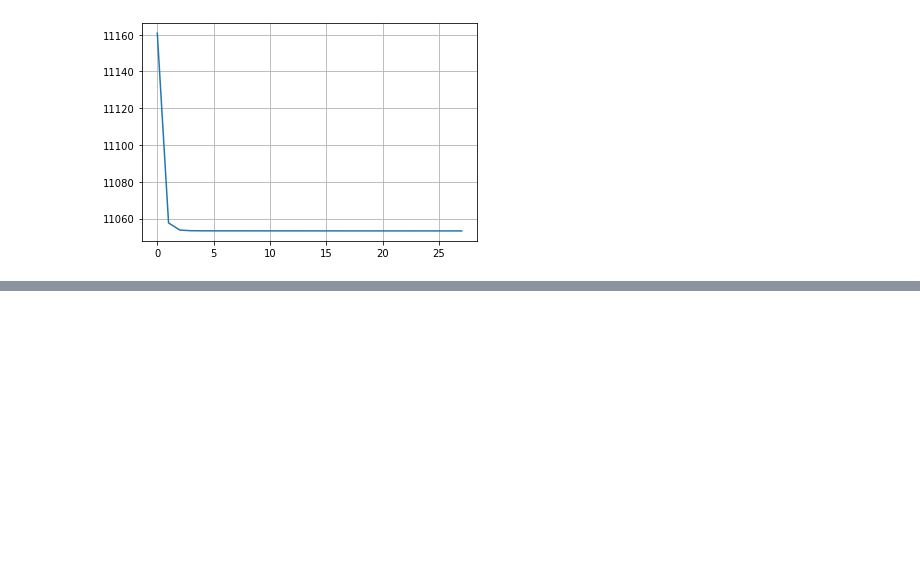
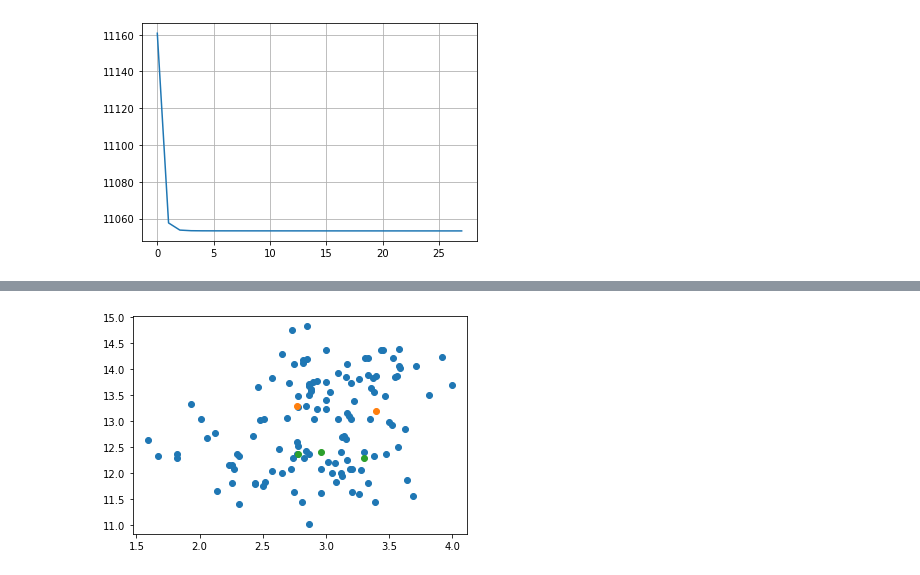
Before and after one commit to PashaIanko/Semi-Supervised-Labelling, a Jupyter notebook: main_notebook.ipynb, the cells around one changed output, grey strips where cells are left out. Cells and saved outputs as stored; diff of their text form; code cells hidden in the pictures; blank space fills up the shorter version.

```diff
--- a/main_notebook.ipynb
+++ b/main_notebook.ipynb
@@ -499,0 +543,7 @@ plt.grid()
+# %%
+plot_clusters(
+    X_real,
+    Y_real_delabeled
+)
+# %% [output]
+[figure, added]
```
Also changed, not shown: parts of 19 cells of this notebook, 1 other file.
